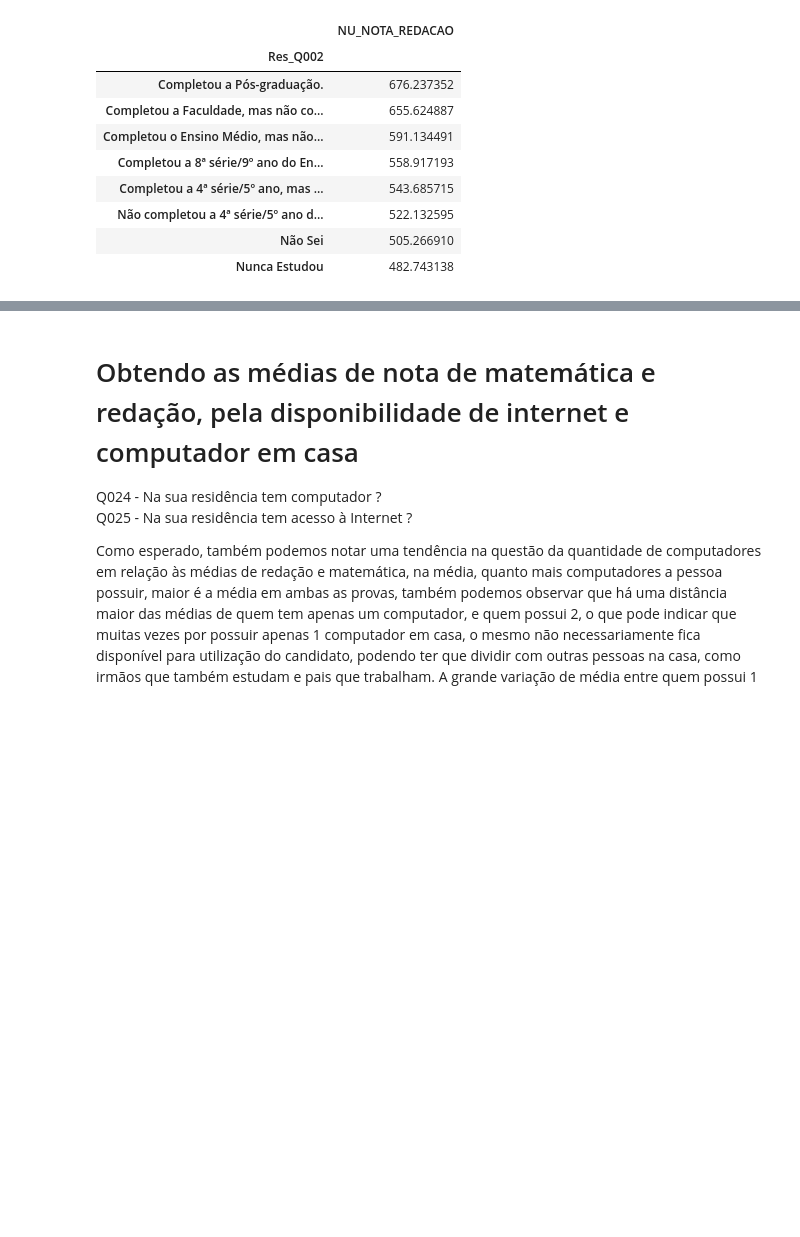
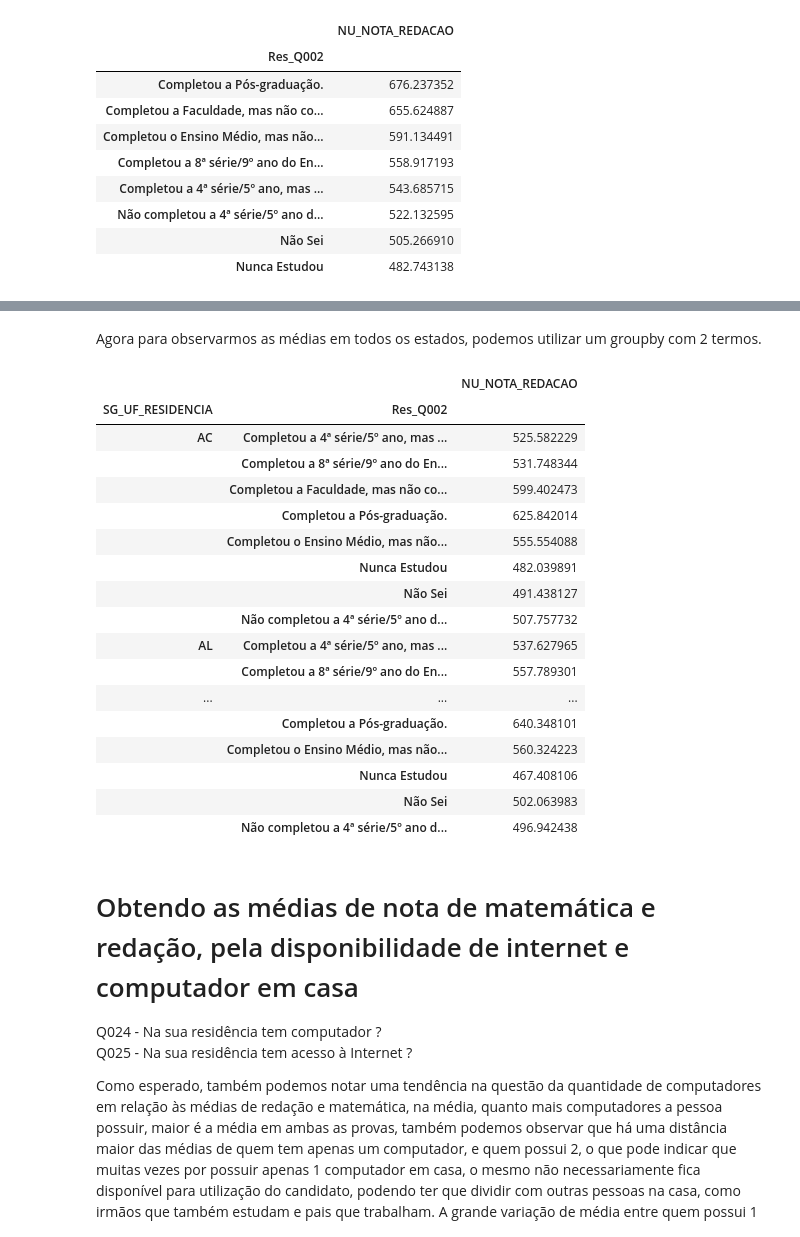
Before and after one commit to Rubens-Mendes/Data-Analysis, a Jupyter notebook: analise_enem/Analise_ENEM_socioeconomica_geral.ipynb, the cells around one changed output, grey strips where cells are left out. Saved outputs shown, nothing was run; the diff lists cells and outputs as text; code cells hidden in the pictures; blank space fills up the shorter version.

```diff
--- a/analise_enem/Analise_ENEM_socioeconomica_geral.ipynb
+++ b/analise_enem/Analise_ENEM_socioeconomica_geral.ipynb
@@ -286,3 +321,28 @@ dados_enem_filtrados.filter(items=['Res_Q002','NU_NOTA_REDACAO'])\
+# %% [markdown]
+Agora para observarmos as médias em todos os estados, podemos utilizar um groupby com 2 termos.
+# %%
+dados_enem_filtrados.filter(items=['SG_UF_RESIDENCIA','Res_Q002','NU_NOTA_REDACAO'])\
+.groupby(['SG_UF_RESIDENCIA','Res_Q002'])\
+.mean()
+# %% [output]
+|  |  | NU_NOTA_REDACAO |
+| SG_UF_RESIDENCIA | Res_Q002 |  |
+| AC | Completou a 4ª série/5º ano, mas ... | 525.582229 |
+|  | Completou a 8ª série/9º ano do En... | 531.748344 |
+|  | Completou a Faculdade, mas não co... | 599.402473 |
+|  | Completou a Pós-graduação. | 625.842014 |
+|  | Completou o Ensino Médio, mas não... | 555.554088 |
+|  | Nunca Estudou | 482.039891 |
+|  | Não Sei | 491.438127 |
+|  | Não completou a 4ª série/5º ano d... | 507.757732 |
+| AL | Completou a 4ª série/5º ano, mas ... | 537.627965 |
+|  | Completou a 8ª série/9º ano do En... | 557.789301 |
+| ... | ... | ... |
+|  | Completou a Pós-graduação. | 640.348101 |
+|  | Completou o Ensino Médio, mas não... | 560.324223 |
+|  | Nunca Estudou | 467.408106 |
+|  | Não Sei | 502.063983 |
+|  | Não completou a 4ª série/5º ano d... | 496.942438 |
 # %% [markdown]
 # Obtendo as médias de nota de matemática e redação, pela disponibilidade de internet e computador em casa
 Q024 - Na sua residência tem computador ? <br>
```
Also changed, not shown: parts of 10 cells of this notebook.
